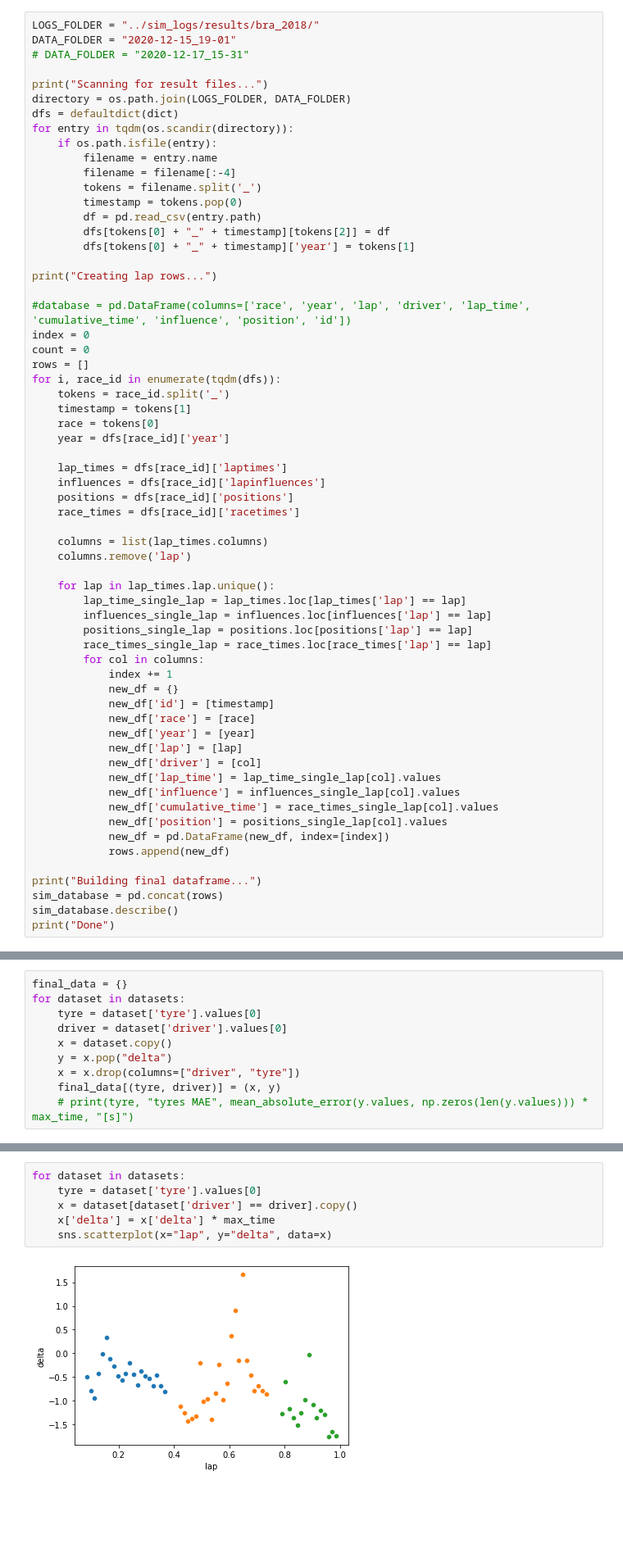
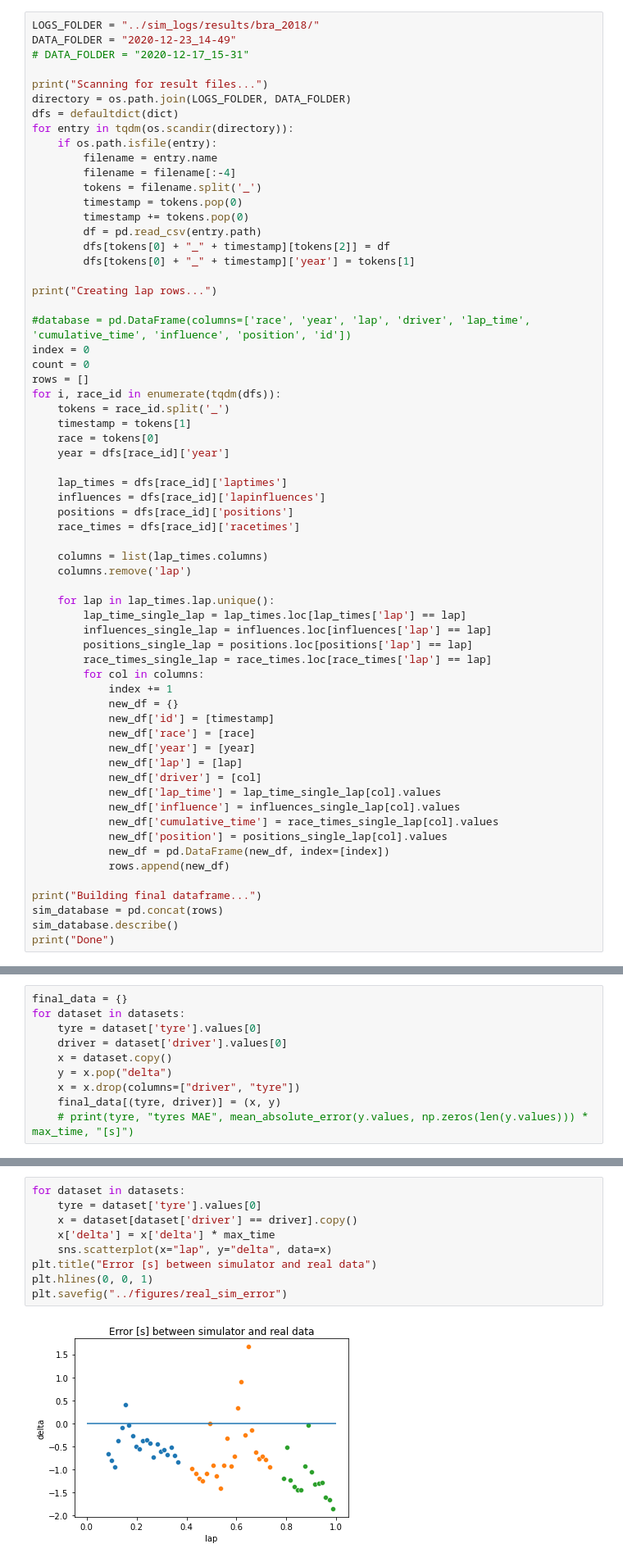
Before and after one commit to amarildolikmeta/alphazero_singleplayer, a Jupyter notebook: notebooks/sim_race_comparison.ipynb, the cells around one changed output, grey strips where cells are left out. Shown: that part at 82% size. Saved outputs shown, nothing was run; the diff lists cells and outputs as text; blank space fills up the shorter version.

```diff
--- a/notebooks/sim_race_comparison.ipynb
+++ b/notebooks/sim_race_comparison.ipynb
@@ -82,7 +82,7 @@ Index(['raceId', 'driverId', 'lap', 'position', 'lap_time', 'milliseconds',
 ## Read simulated data from TUMFM simulator
 # %%
 LOGS_FOLDER = "../sim_logs/results/bra_2018/"
-DATA_FOLDER = "2020-12-15_19-01"
+DATA_FOLDER = "2020-12-23_14-49"
 # DATA_FOLDER = "2020-12-17_15-31"
 
 print("Scanning for result files...")
@@ -94,6 +94,7 @@ for entry in tqdm(os.scandir(directory)):
         filename = filename[:-4]
         tokens = filename.split('_')
         timestamp = tokens.pop(0)
+        timestamp += tokens.pop(0)
         df = pd.read_csv(entry.path)
         dfs[tokens[0] + "_" + timestamp][tokens[2]] = df
         dfs[tokens[0] + "_" + timestamp]['year'] = tokens[1]
@@ -367,10 +368,13 @@ error_df = pd.concat(frames)
 # %%
 for dataset in datasets:
     tyre = dataset['tyre'].values[0]
     x = dataset[dataset['driver'] == driver].copy()
     x['delta'] = x['delta'] * max_time
     sns.scatterplot(x="lap", y="delta", data=x)
+plt.title("Error [s] between simulator and real data")
+plt.hlines(0, 0, 1)
+plt.savefig("../figures/real_sim_error")
 # %% [output]
-[figure, old version]
+[figure, new version]
 # %%
 sns.scatterplot(x="lap", y="delta", data=error_df, hue="tyre")
```
Also changed, not shown: parts of 4 cells of this notebook, 5 other files.
